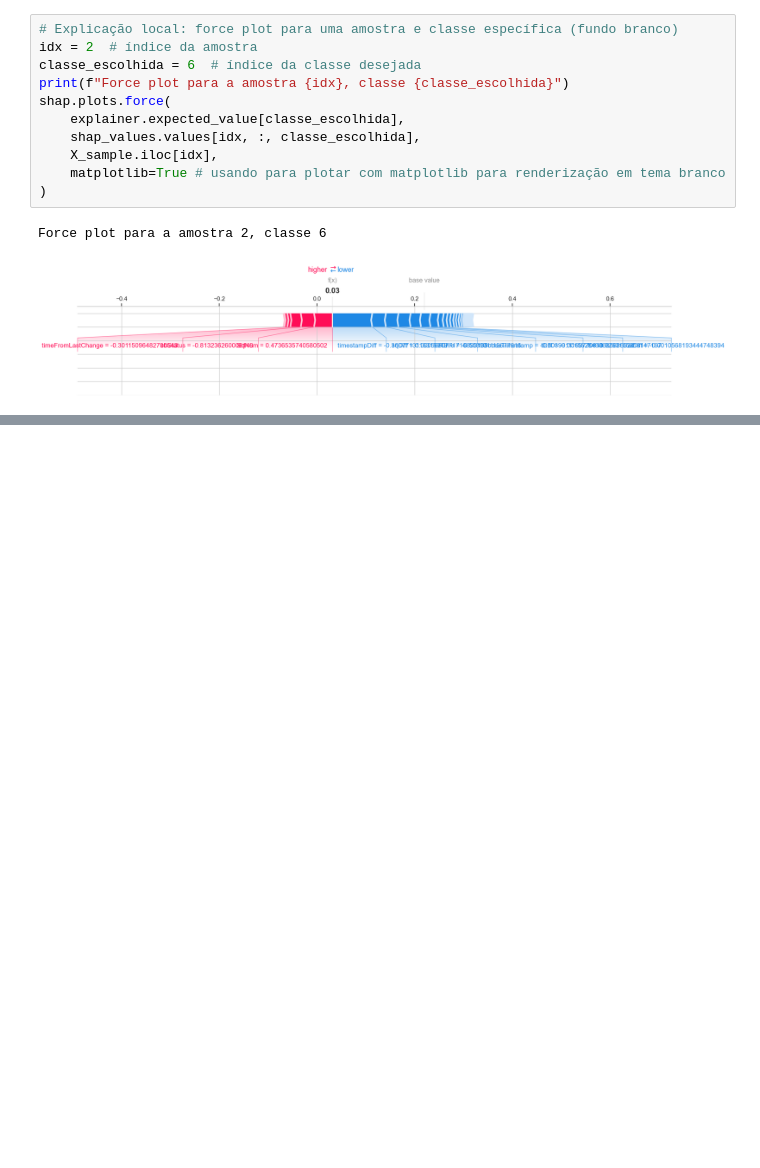
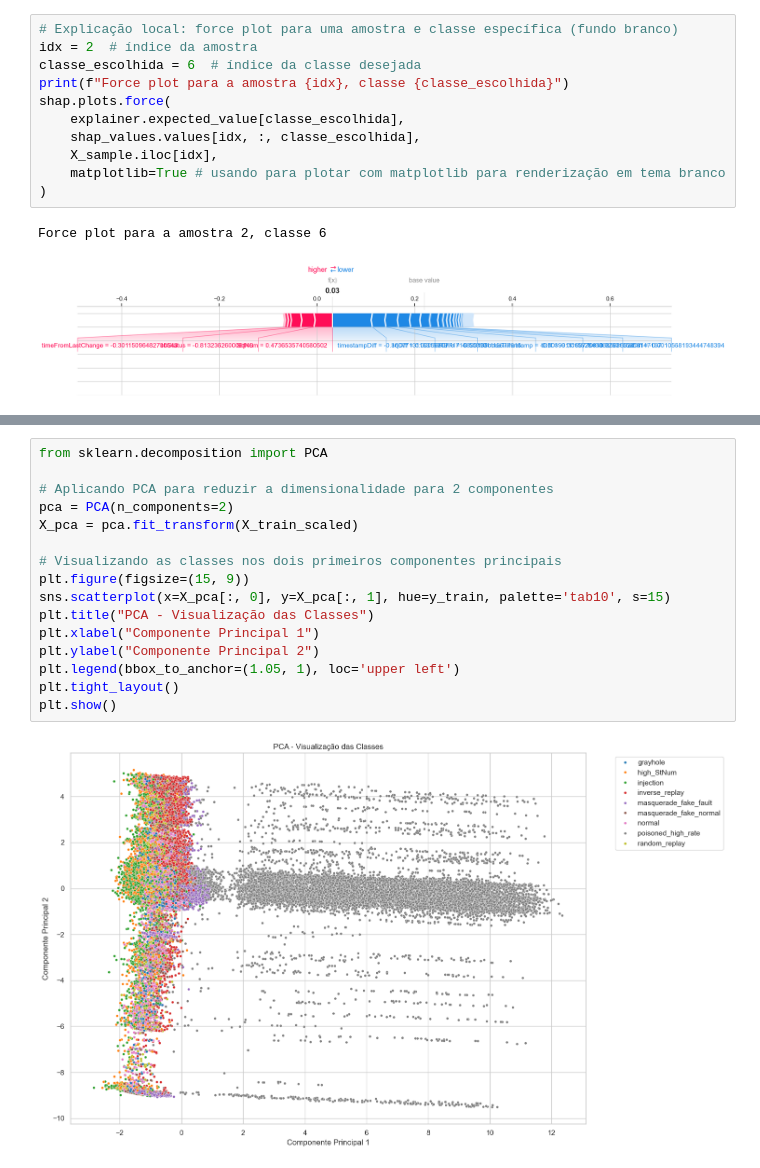
Before and after one commit to Henrique-Moreira/deteccao-intrusoes, a Jupyter notebook: Trabalhos/20-05-2025/ERENO-intrusion-detection-v3.ipynb, the cells around one changed output, grey strips where cells are left out. Saved outputs shown, nothing was run; the diff lists cells and outputs as text; blank space fills up the shorter version.

```diff
--- a/Trabalhos/20-05-2025/ERENO-intrusion-detection-v3.ipynb
+++ b/Trabalhos/20-05-2025/ERENO-intrusion-detection-v3.ipynb
@@ -198,0 +215,18 @@ Force plot para a amostra 2, classe 6
+# %%
+from sklearn.decomposition import PCA
+
+# Aplicando PCA para reduzir a dimensionalidade para 2 componentes
+pca = PCA(n_components=2)
+X_pca = pca.fit_transform(X_train_scaled)
+
+# Visualizando as classes nos dois primeiros componentes principais
+plt.figure(figsize=(15, 9))
+sns.scatterplot(x=X_pca[:, 0], y=X_pca[:, 1], hue=y_train, palette='tab10', s=15)
+plt.title("PCA - Visualização das Classes")
+plt.xlabel("Componente Principal 1")
+plt.ylabel("Componente Principal 2")
+plt.legend(bbox_to_anchor=(1.05, 1), loc='upper left')
+plt.tight_layout()
+plt.show()
+# %% [output]
+[figure, added]
```
Also changed, not shown: parts of 3 cells of this notebook.
